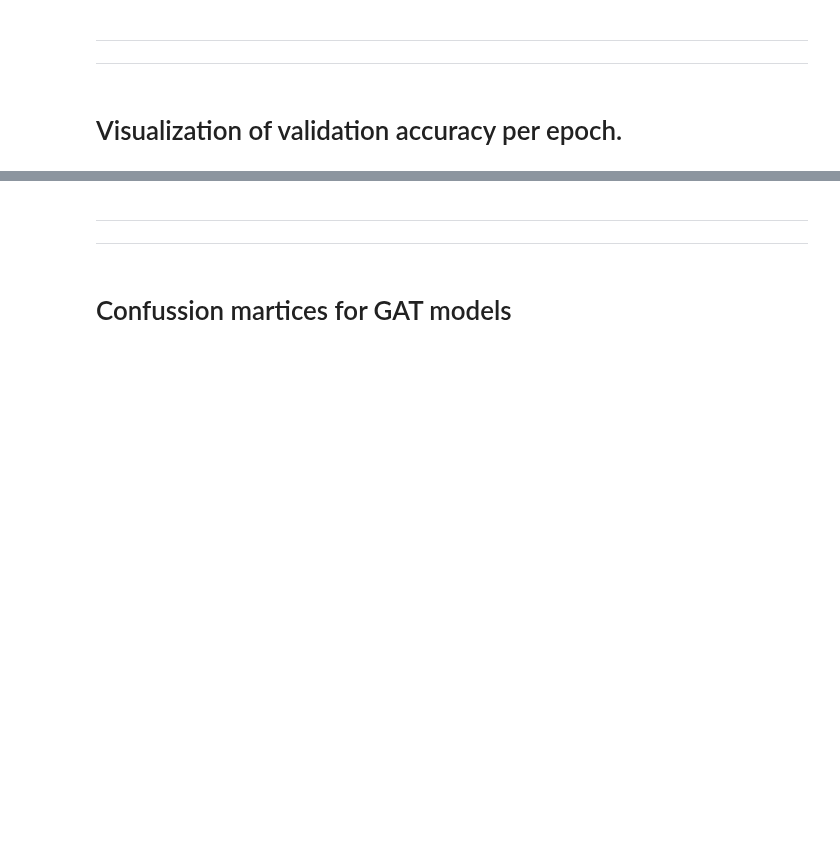
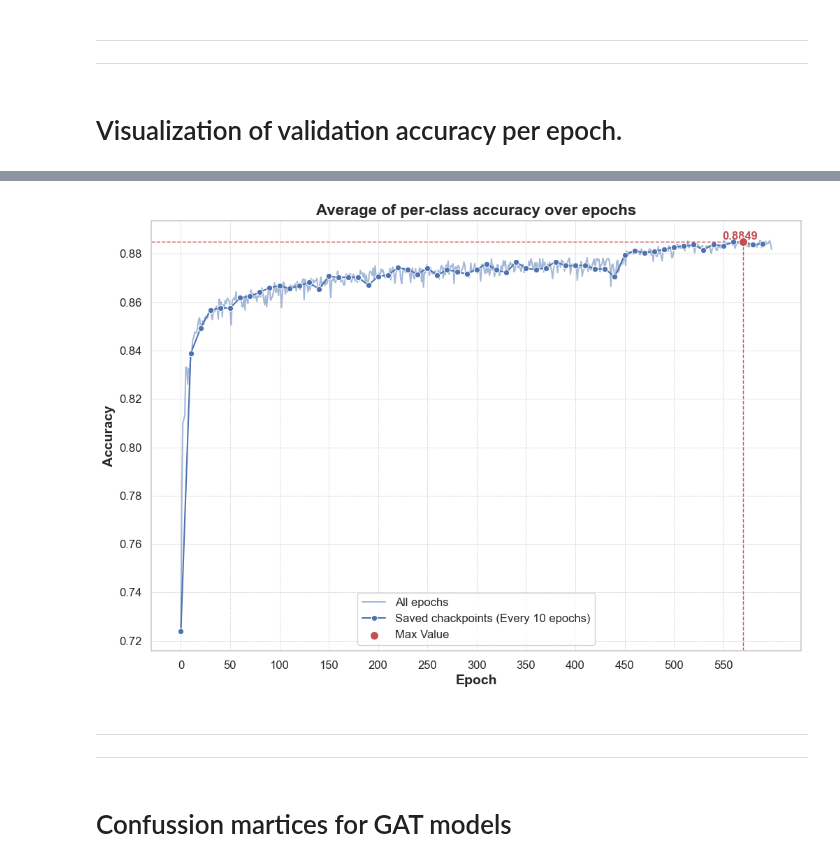
Before and after one commit to JulianAlvarezdeGiorgi/Behavioral_Tagging_of_Mice_in_multiple_Mice_setup_using_Deep_Learning, a Jupyter notebook: src/Visualization.ipynb, the cells around one changed output, grey strips where cells are left out. Drawn from its saved outputs; the diff is of its cells as text; code cells hidden in the pictures; blank space fills up the shorter version.

```diff
--- a/src/Visualization.ipynb
+++ b/src/Visualization.ipynb
@@ -278,3 +288,0 @@ df.tail()
-# %%
-# Eliminate rows 180 and 181
-df.drop([40,41,42,43], inplace=True)
@@ -282,0 +289,7 @@ df.iloc[30:50]
+# %%
+# Drop column 'Wall time'
+df = df.drop(columns=['Wall time'])
+# %%
+# Drop the index
+df = df.reset_index(drop=True)
+df
@@ -282,0 +310,4 @@ df.iloc[30:50]
+# %%
+# Drop the index
+df = df.reset_index(drop=True)
+df
@@ -308,37 +373,39 @@ plt.figure(figsize=(12, 8))
 plt.plot(df['Step'], df['Value'], alpha = 0.5, label = 'All epochs')
 sns.lineplot(x=steps, y=values, marker='o', color='b', label = 'Saved chackpoints (Every 10 epochs)')
 
 # Add labels and title
 plt.xlabel('Epoch', fontsize=14, fontweight='bold')
 plt.ylabel('Accuracy', fontsize=14, fontweight='bold')
 plt.title('Average of per-class accuracy over epochs', fontsize=16, fontweight='bold')
 
 # Customize the ticks
 plt.xticks(fontsize=12)
 plt.yticks(fontsize=12)
 
 # The reference in the x axis each 10 epochs
-plt.xticks(steps)
+plt.xticks(steps[::5])
 
 
 # Add a grid
 plt.grid(True, which='both', linestyle='--', linewidth=0.5)
 
 # Trace lines on the max value
-plt.axvline(x=max_step, color='r', ymax=0.88, linestyle='--', linewidth=1)
-plt.axhline(y=max_value, color='r', xmax=0.85, linestyle='--', linewidth=1)
+plt.axvline(x=max_step, color='r', ymax=0.95, linestyle='--', linewidth=1)
+plt.axhline(y=max_value, color='r', xmax=0.88, linestyle='--', linewidth=1)
 
 # Plot to 200 epochs
-plt.xlim(0, 200)
+#plt.xlim(0, 200)
 # Indicate the max value
 plt.text(max_step+15, max_value+0.001, f'{max_value:.4f}', color='r', fontsize=12, fontweight='bold', ha='right')
 
 # Add a marker for the max value
 plt.scatter(max_step, max_value, color='r', s=80, zorder=5, edgecolors='w', label='Max Value')
 
 plt.legend(fontsize=12)
 # Show the plot
 plt.show()
+# %% [output]
+[figure, added]
 # %% [markdown]
 ---
 ---
```
Also changed, not shown: parts of 18 cells of this notebook, 27 other files.
